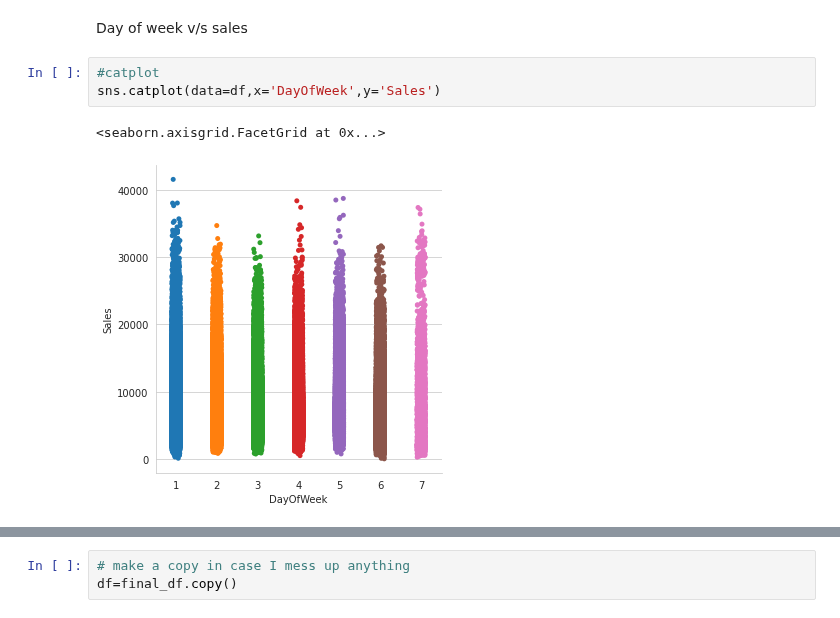
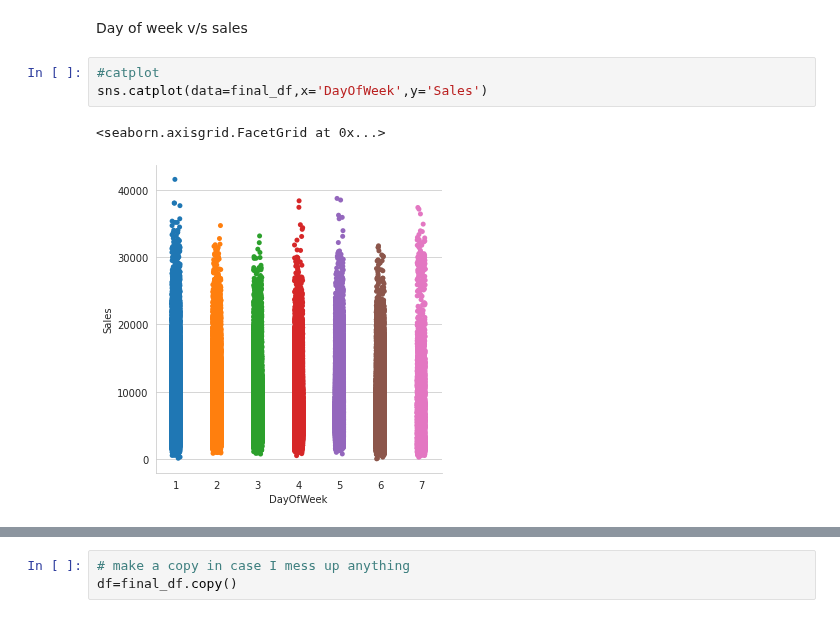
Before and after one commit to amalmon/RETAIL-SALES-PREDICTION, a Jupyter notebook: AMAL_Rossmann_Sales_Prediction_Capstone_Project.ipynb, the cells around one changed output, grey strips where cells are left out. Drawn from its saved outputs; the diff is of its cells as text.

```diff
--- a/AMAL_Rossmann_Sales_Prediction_Capstone_Project.ipynb
+++ b/AMAL_Rossmann_Sales_Prediction_Capstone_Project.ipynb
@@ -248,10 +254,10 @@ sns.barplot(data = df, x = "day", y = "Sales", ax=ax)
 Day of week v/s sales
 # %%
 #catplot
-sns.catplot(data=df,x='DayOfWeek',y='Sales')
+sns.catplot(data=final_df,x='DayOfWeek',y='Sales')
 # %% [output]
 <seaborn.axisgrid.FacetGrid at 0x...>
-[figure, old version]
+[figure, new version]
 # %%
 # DayOfWeek vs Sales
 fig, ax = plt.subplots(figsize=(15,10))
```
Also changed, not shown: parts of 44 cells of this notebook.
